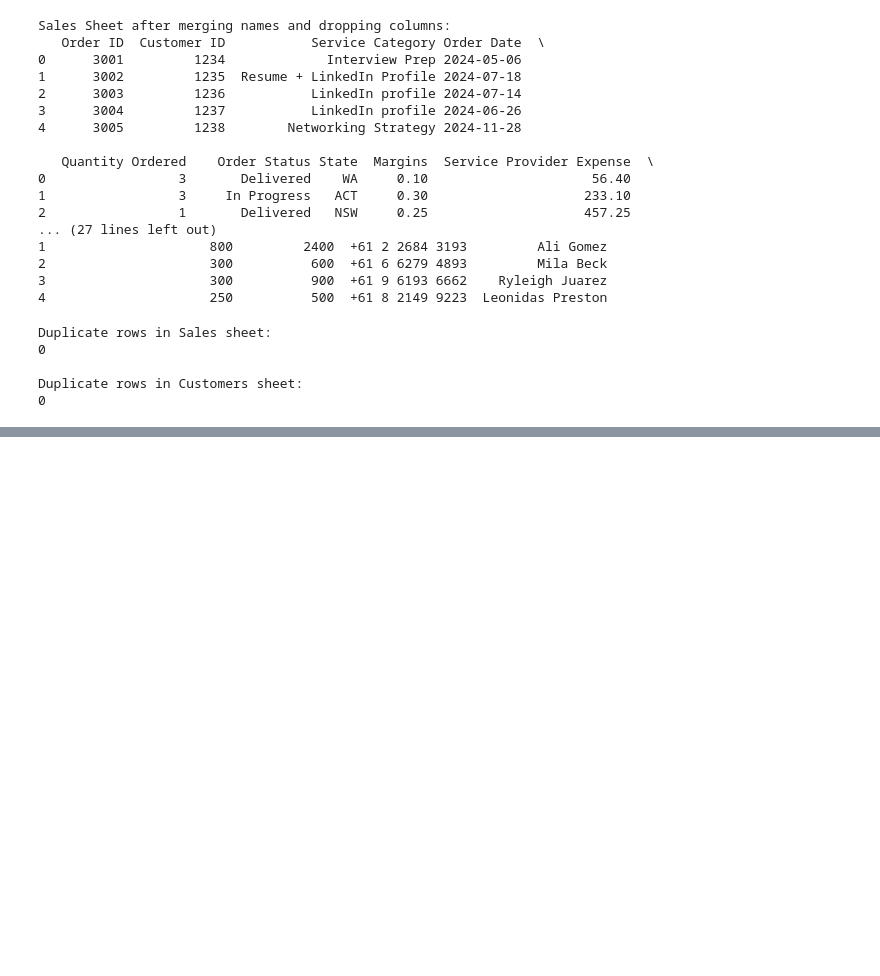
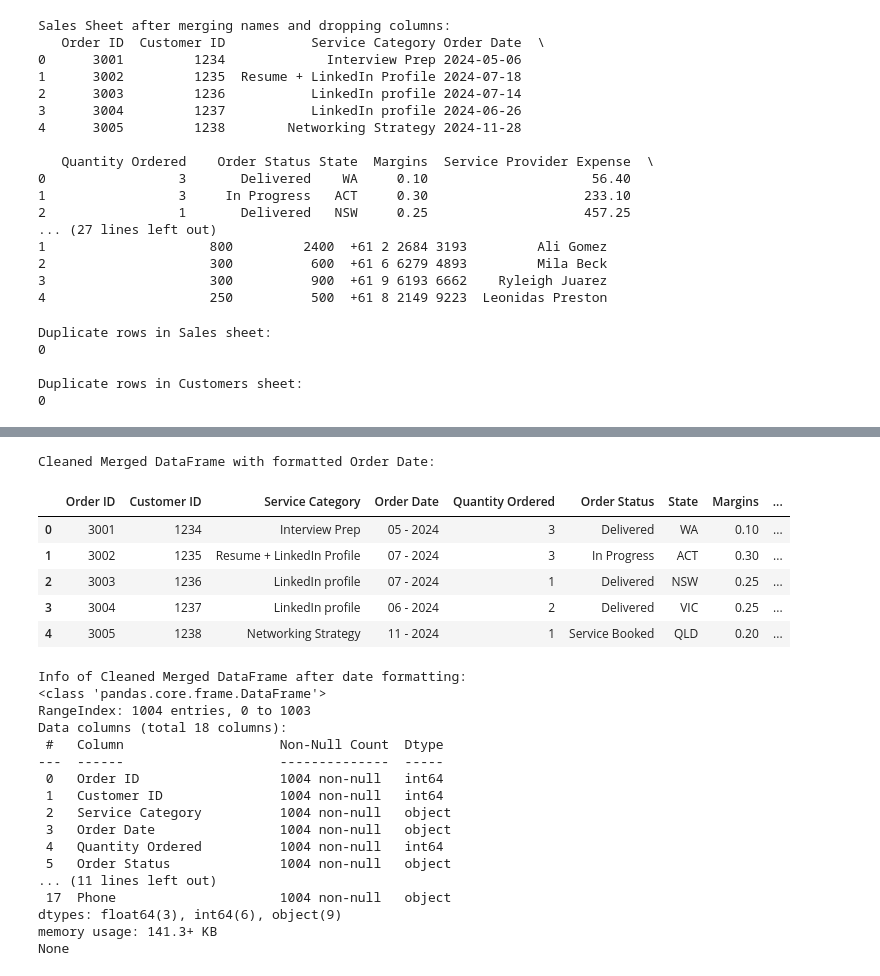
Before and after one commit to Arunsh-Data/ArunshAI.github.io, a Jupyter notebook: Project_Sales_Dashboard_EDA.ipynb, the cells around one changed output, grey strips where cells are left out. Cells and saved outputs as stored; diff of their text form; code cells hidden in the pictures; blank space fills up the shorter version.

```diff
--- a/Project_Sales_Dashboard_EDA.ipynb
+++ b/Project_Sales_Dashboard_EDA.ipynb
@@ -273,0 +298,36 @@ Sheets in kpi_dashboard.xlsx:
+# %%
+# prompt: order date is considered as integer but I need change the format to mm - yyyy
+
+# Convert 'Order Date' to datetime objects and format as 'mm - yyyy'
+merged_df_cleaned['Order Date'] = pd.to_datetime(merged_df_cleaned['Order Date']).dt.strftime('%m - %Y')
+
+print("\nCleaned Merged DataFrame with formatted Order Date:")
+display(merged_df_cleaned.head())
+
+print("\nInfo of Cleaned Merged DataFrame after date formatting:")
+print(merged_df_cleaned.info())
+# %% [output]
+Cleaned Merged DataFrame with formatted Order Date:
+|  | Order ID | Customer ID | Service Category | Order Date | Quantity Ordered | Order Status | State | Margins | ... |
+| 0 | 3001 | 1234 | Interview Prep | 05 - 2024 | 3 | Delivered | WA | 0.10 | ... |
+| 1 | 3002 | 1235 | Resume + LinkedIn Profile | 07 - 2024 | 3 | In Progress | ACT | 0.30 | ... |
+| 2 | 3003 | 1236 | LinkedIn profile | 07 - 2024 | 1 | Delivered | NSW | 0.25 | ... |
+| 3 | 3004 | 1237 | LinkedIn profile | 06 - 2024 | 2 | Delivered | VIC | 0.25 | ... |
+| 4 | 3005 | 1238 | Networking Strategy | 11 - 2024 | 1 | Service Booked | QLD | 0.20 | ... |
+Info of Cleaned Merged DataFrame after date formatting:
+<class 'pandas.core.frame.DataFrame'>
+RangeIndex: 1004 entries, 0 to 1003
+Data columns (total 18 columns):
+ #   Column                    Non-Null Count  Dtype
+---  ------                    --------------  -----
+ 0   Order ID                  1004 non-null   int64
+ 1   Customer ID               1004 non-null   int64
+ 2   Service Category          1004 non-null   object
+ 3   Order Date                1004 non-null   object
+ 4   Quantity Ordered          1004 non-null   int64
+ 5   Order Status              1004 non-null   object
+... (11 lines left out)
+ 17  Phone                     1004 non-null   object
+dtypes: float64(3), int64(6), object(9)
+memory usage: 141.3+ KB
+None
```
Also changed, not shown: parts of 16 cells of this notebook.
